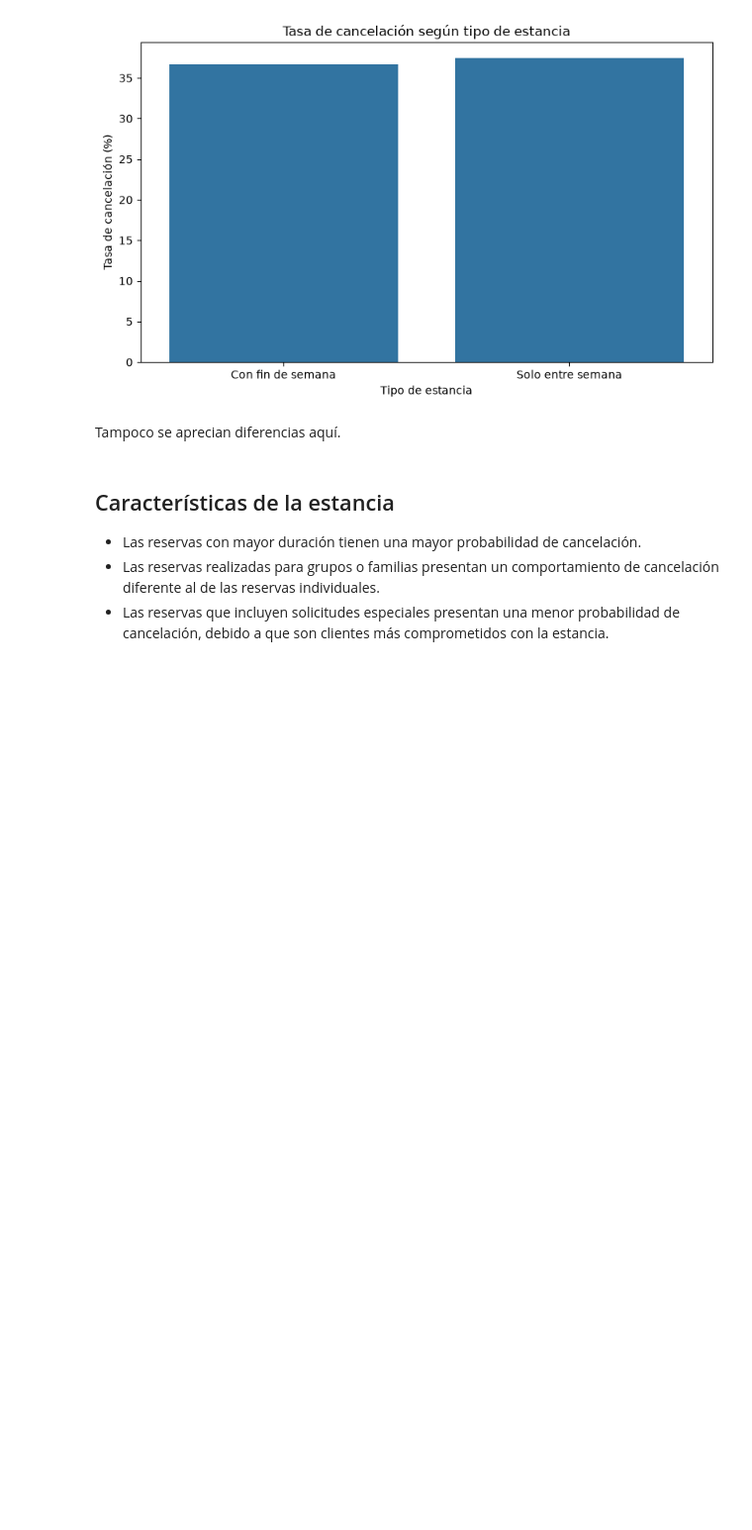
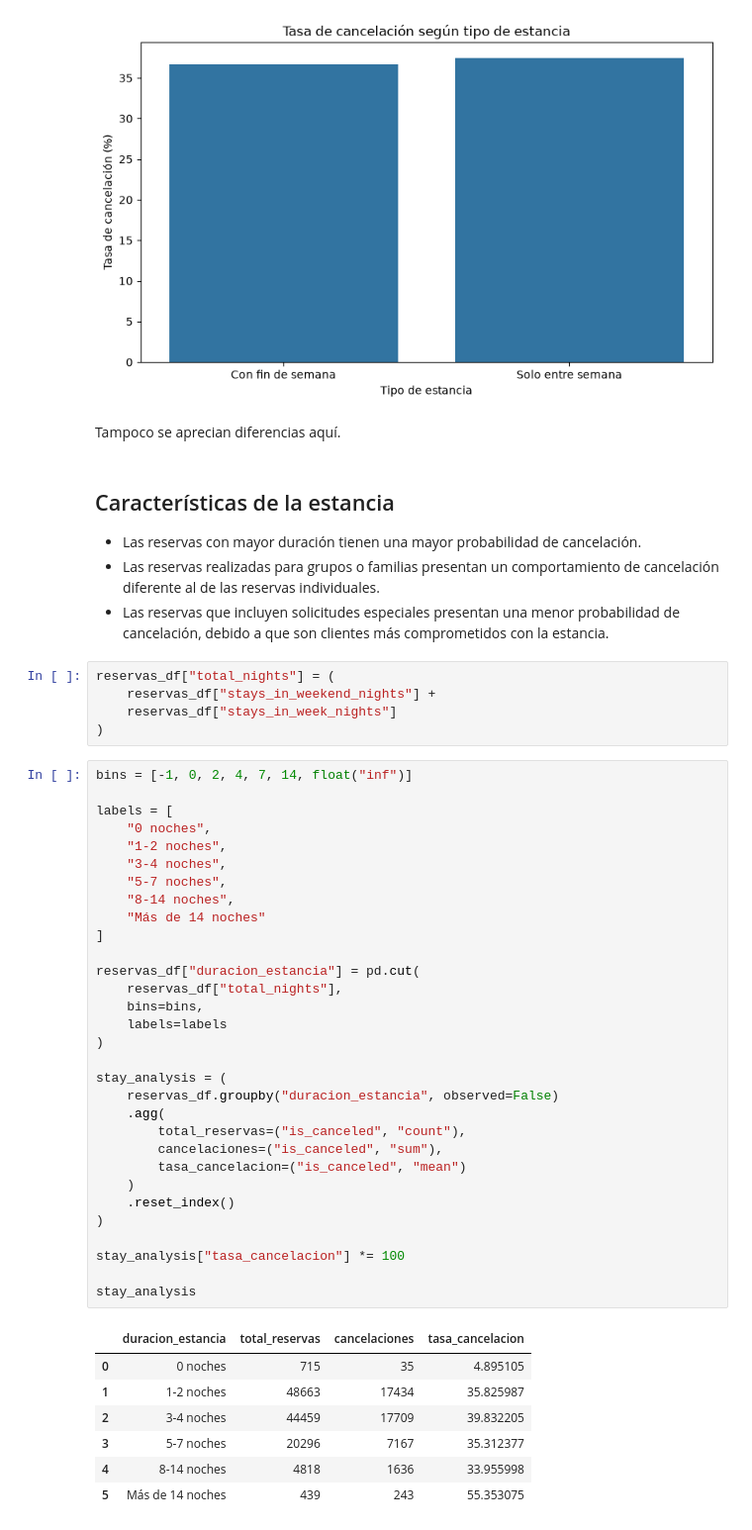
Before and after one commit to victorlopez-ds/entrega-machine-learning-pontia, a Jupyter notebook: notebooks/exploracion/eda_inicial.ipynb, the cells around one changed output. Shown at 99% size. Drawn from its saved outputs; the diff is of its cells as text; blank space fills up the shorter version.

```diff
--- a/notebooks/exploracion/eda_inicial.ipynb
+++ b/notebooks/exploracion/eda_inicial.ipynb
@@ -971,3 +971,47 @@ Tampoco se aprecian diferencias aquí.
 - Las reservas con mayor duración tienen una mayor probabilidad de cancelación.
 - Las reservas realizadas para grupos o familias presentan un comportamiento de cancelación diferente al de las reservas individuales.
 - Las reservas que incluyen solicitudes especiales presentan una menor probabilidad de cancelación, debido a que son clientes más comprometidos con la estancia.
+# %%
+reservas_df["total_nights"] = (
+    reservas_df["stays_in_weekend_nights"] +
+    reservas_df["stays_in_week_nights"]
+)
+# %%
+bins = [-1, 0, 2, 4, 7, 14, float("inf")]
+
+labels = [
+    "0 noches",
+    "1-2 noches",
+    "3-4 noches",
+    "5-7 noches",
+    "8-14 noches",
+    "Más de 14 noches"
+]
+
+reservas_df["duracion_estancia"] = pd.cut(
+    reservas_df["total_nights"],
+    bins=bins,
+    labels=labels
+)
+
+stay_analysis = (
+    reservas_df.groupby("duracion_estancia", observed=False)
+    .agg(
+        total_reservas=("is_canceled", "count"),
+        cancelaciones=("is_canceled", "sum"),
+        tasa_cancelacion=("is_canceled", "mean")
+    )
+    .reset_index()
+)
+
+stay_analysis["tasa_cancelacion"] *= 100
+
+stay_analysis
+# %% [output]
+|  | duracion_estancia | total_reservas | cancelaciones | tasa_cancelacion |
+| 0 | 0 noches | 715 | 35 | 4.895105 |
+| 1 | 1-2 noches | 48663 | 17434 | 35.825987 |
+| 2 | 3-4 noches | 44459 | 17709 | 39.832205 |
+| 3 | 5-7 noches | 20296 | 7167 | 35.312377 |
+| 4 | 8-14 noches | 4818 | 1636 | 33.955998 |
+| 5 | Más de 14 noches | 439 | 243 | 55.353075 |
```
Also changed, not shown: parts of 10 cells of this notebook.
